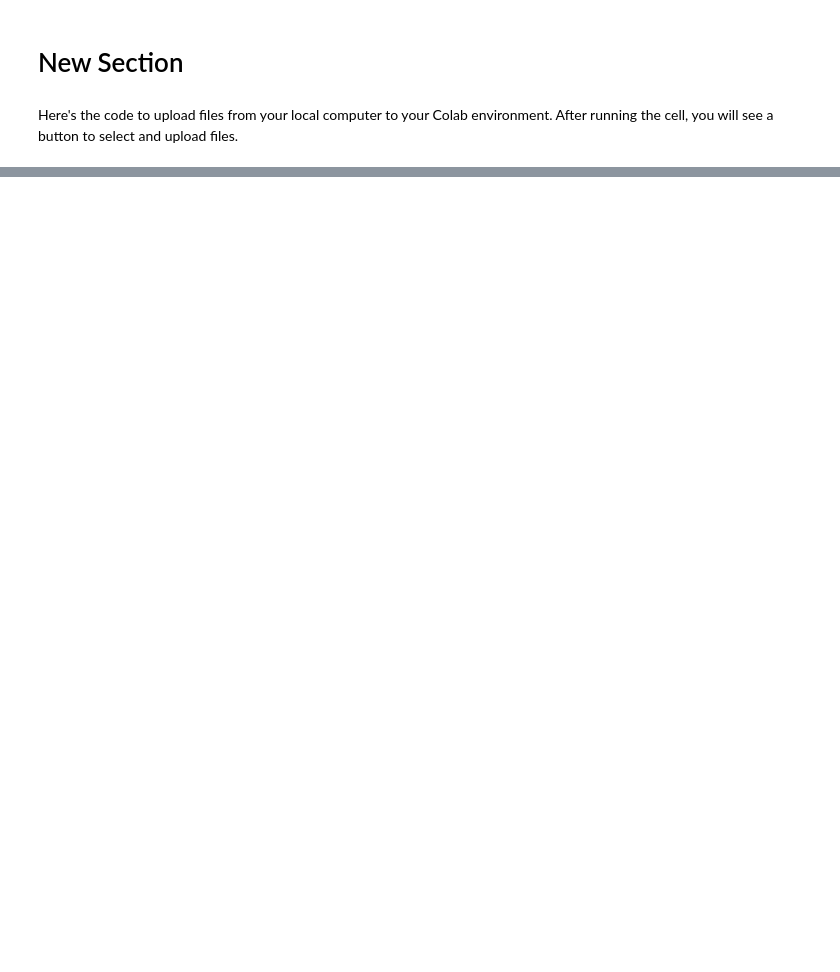
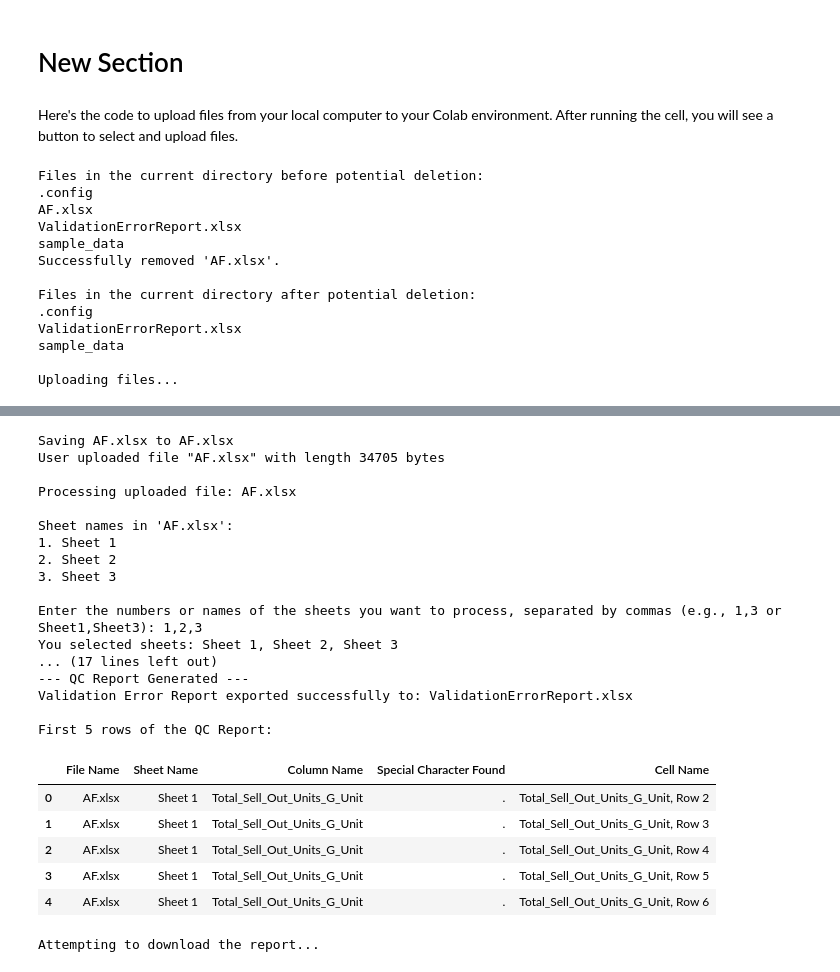
Before and after one commit to PushpDayalMathur/PushpDayalMathur, a Jupyter notebook: SplCharCheck/jupyter.ipynb, the cells around one changed output, grey strips where cells are left out. Saved outputs shown, nothing was run; the diff lists cells and outputs as text; code cells hidden in the pictures; blank space fills up the shorter version.

```diff
--- a/SplCharCheck/jupyter.ipynb
+++ b/SplCharCheck/jupyter.ipynb
@@ -151,8 +151,7 @@ if excel_file_path and selected_sheets_to_process: # Proceed only if file was up
                                     'Sheet Name': sheet_name,
                                     'Column Name': column,
                                     'Special Character Found': char,
-                                    # Optional: Add row index if needed, but 'cell name' usually refers to column
-                                    # 'Row Index': index
+                                    'Cell Name': f'{column}, Row {index + 2}', # Changed to show column name and row index
                                 })
 
                 # print(f"  Finished checking column: '{column}' in sheet '{sheet_name}'") # Optional: uncomment for detailed progress
@@ -206,3 +205,17 @@ else:
         print("\nNo file was uploaded. Please upload a file to proceed.")
     elif not selected_sheets_to_process:
          print("\nNo sheets were selected. Please select sheets to proceed with the special character check.")
+# %% [output]
+Files in the current directory before potential deletion:
+.config
+AF.xlsx
+ValidationErrorReport.xlsx
+sample_data
+Successfully removed 'AF.xlsx'.
+
+Files in the current directory after potential deletion:
+.config
+ValidationErrorReport.xlsx
+sample_data
+
+Uploading files...
@@ -208,0 +223,24 @@ else:
+Saving AF.xlsx to AF.xlsx
+User uploaded file "AF.xlsx" with length 34705 bytes
+
+Processing uploaded file: AF.xlsx
+
+Sheet names in 'AF.xlsx':
+1. Sheet 1
+2. Sheet 2
+3. Sheet 3
+
+Enter the numbers or names of the sheets you want to process, separated by commas (e.g., 1,3 or Sheet1,Sheet3): 1,2,3
+You selected sheets: Sheet 1, Sheet 2, Sheet 3
+... (17 lines left out)
+--- QC Report Generated ---
+Validation Error Report exported successfully to: ValidationErrorReport.xlsx
+
+First 5 rows of the QC Report:
+|  | File Name | Sheet Name | Column Name | Special Character Found | Cell Name |
+| 0 | AF.xlsx | Sheet 1 | Total_Sell_Out_Units_G_Unit | . | Total_Sell_Out_Units_G_Unit, Row 2 |
+| 1 | AF.xlsx | Sheet 1 | Total_Sell_Out_Units_G_Unit | . | Total_Sell_Out_Units_G_Unit, Row 3 |
+| 2 | AF.xlsx | Sheet 1 | Total_Sell_Out_Units_G_Unit | . | Total_Sell_Out_Units_G_Unit, Row 4 |
+| 3 | AF.xlsx | Sheet 1 | Total_Sell_Out_Units_G_Unit | . | Total_Sell_Out_Units_G_Unit, Row 5 |
+| 4 | AF.xlsx | Sheet 1 | Total_Sell_Out_Units_G_Unit | . | Total_Sell_Out_Units_G_Unit, Row 6 |
+Attempting to download the report...
```
Also changed, not shown: parts of 1 cell of this notebook.
